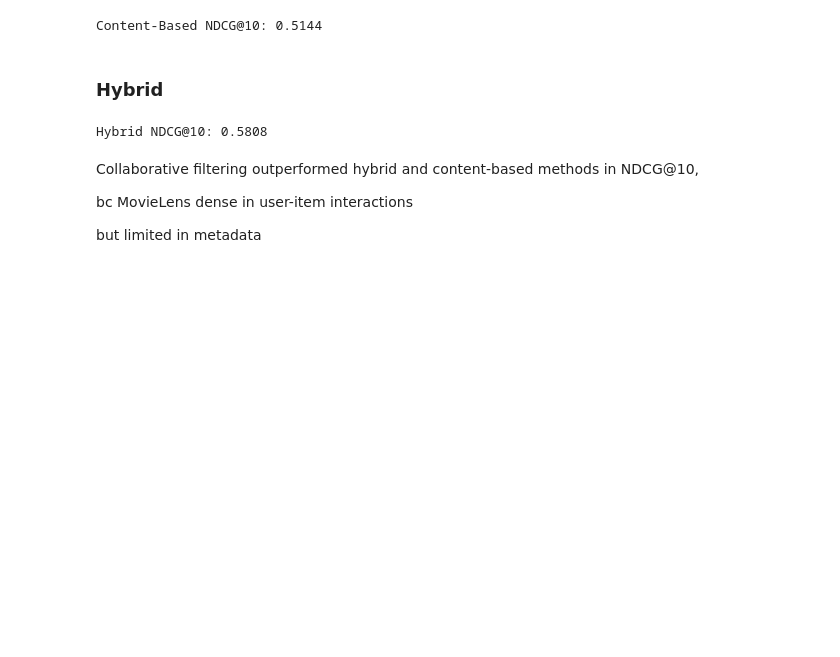
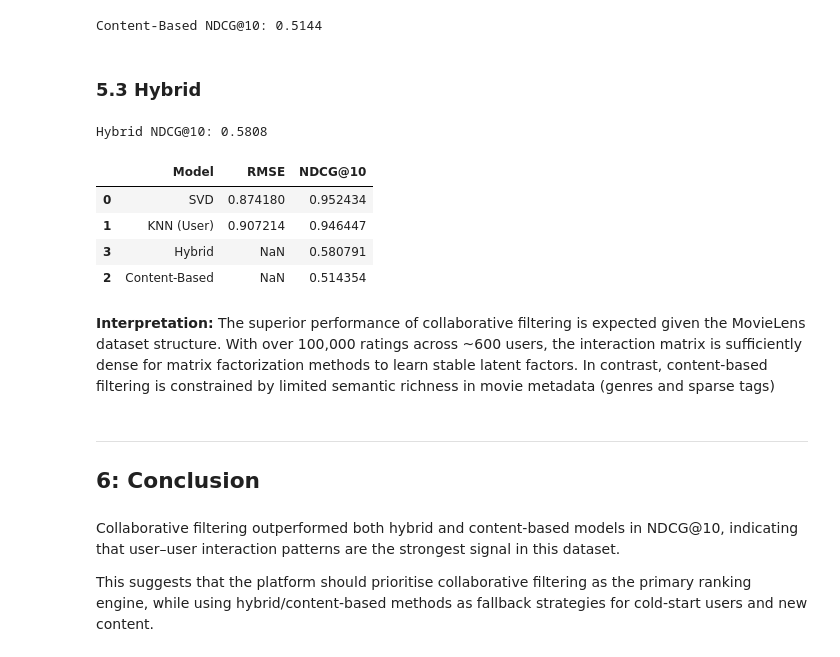
Before and after one commit to just-mawi/Group1_Phase4, a Jupyter notebook: movies.ipynb, the cells around one changed output. Saved outputs shown, nothing was run; the diff lists cells and outputs as text; code cells hidden in the pictures; blank space fills up the shorter version.

```diff
--- a/movies.ipynb
+++ b/movies.ipynb
@@ -1061,7 +1062,8 @@ SVD NDCG@10 : 0.9524
 # %%
 prediction = best_svd.test(testset)
 
-print(accuracy.rmse(prediction))
+SVD_RMSE = accuracy.rmse(prediction)
+print(SVD_RMSE)
 # %% [output]
 RMSE: 0.8742
 0.8741800494013456
@@ -1146,7 +1148,7 @@ print(f"Content-Based NDCG@10: {content_ndcg:.4f}")
 # %% [output]
 Content-Based NDCG@10: 0.5144
 # %% [markdown]
-### Hybrid
+### 5.3 Hybrid
 # %%
 def evaluate_hybrid(model, test_df, k=10):
 
@@ -1198,9 +1200,26 @@ hybrid_ndcg = evaluate_hybrid(hybrid_model, test_df, k=10)
 print(f"Hybrid NDCG@10: {hybrid_ndcg:.4f}")
 # %% [output]
 Hybrid NDCG@10: 0.5808
+# %%
+results = pd.DataFrame({
+    "Model": ["SVD", "KNN (User)", "Content-Based", "Hybrid"],
+    "RMSE": [SVD_RMSE, knn_user_rmse, None, None],
+    "NDCG@10": [SVD_NDCG, KNN_NDCG, content_ndcg, hybrid_ndcg]
+})
+
+results.sort_values("NDCG@10", ascending=False)
+# %% [output]
+|  | Model | RMSE | NDCG@10 |
+| 0 | SVD | 0.874180 | 0.952434 |
+| 1 | KNN (User) | 0.907214 | 0.946447 |
+| 3 | Hybrid | NaN | 0.580791 |
+| 2 | Content-Based | NaN | 0.514354 |
+# %% [markdown]
+**Interpretation:** The superior performance of collaborative filtering is expected given the MovieLens dataset structure. With over 100,000 ratings across ~600 users, the interaction matrix is sufficiently dense for matrix factorization methods to learn stable latent factors. In contrast, content-based filtering is constrained by limited semantic richness in movie metadata (genres and sparse tags)
+# %% [markdown]
+---
+## 6: Conclusion
 # %% [markdown]
-Collaborative filtering outperformed hybrid and content-based methods in NDCG@10,
+Collaborative filtering outperformed both hybrid and content-based models in NDCG@10, indicating that user–user interaction patterns are the strongest signal in this dataset.
 
-bc MovieLens dense in user-item interactions
-
-but limited in metadata
+This suggests that the platform should prioritise collaborative filtering as the primary ranking engine, while using hybrid/content-based methods as fallback strategies for cold-start users and new content.
```
Also changed, not shown: parts of 20 cells of this notebook.
